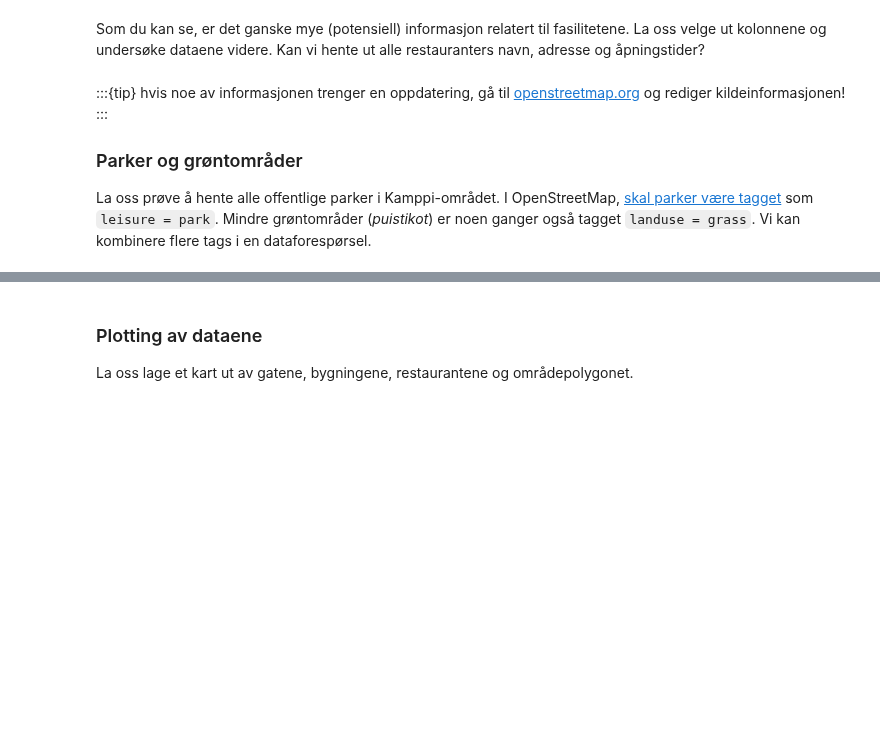
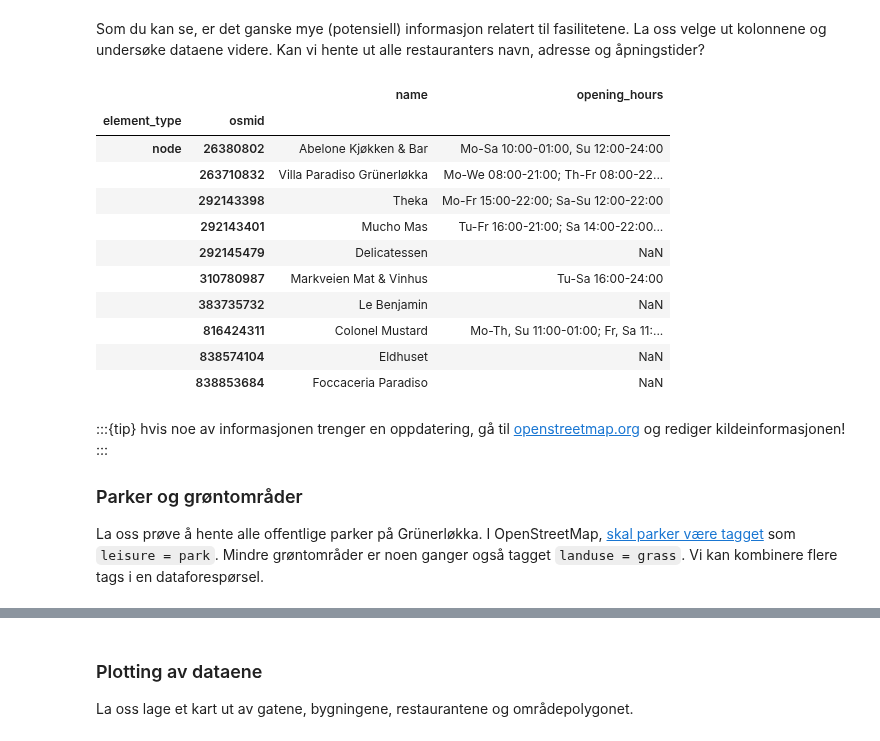
Before and after one commit to haavardaagesen/gmgi221, a Jupyter notebook: content/notebooks/12_OSM_data.ipynb, the cells around one changed output, grey strips where cells are left out. Drawn from its saved outputs; the diff is of its cells as text; code cells hidden in the pictures; blank space fills up the shorter version.

```diff
--- a/content/notebooks/12_OSM_data.ipynb
+++ b/content/notebooks/12_OSM_data.ipynb
@@ -112,7 +111,7 @@ Vi vil lese et OSM-gatenettverk ved hjelp av OSMnxs
 # %%
 import osmnx
 
-PLACE_NAME = "Kamppi, Helsinki, Finland"
+PLACE_NAME = "Grunerløkka, Oslo, Norway"
 graph = osmnx.graph_from_place(PLACE_NAME)
 # %% [markdown]
 Sjekk datatypen til grafen:
@@ -209,7 +264,7 @@ I OpenStreetMap beskrives mange POI-er ved hjelp av [`amenity`
 taggen](https://wiki.openstreetmap.org/wiki/Key:amenity).  Vi kan for eksempel,
 hente alle restaurantlokasjoner ved å spørre om `amenity=restaurant`.
 # %%
-restaurants = osmnx.geometries_from_place(
+restaurants = osmnx.features_from_place(
     PLACE_NAME,
     {
         "amenity": "restaurant"
@@ -230,17 +304,25 @@ hente ut alle restauranters navn, adresse og åpningstider?
 # %%
 # Velg noen nyttige kolonner og skriv ut
 interesting_columns = [
     "name",
-    "opening_hours",
-    "addr:city",
-    "addr:country",
-    "addr:housenumber",
-    "addr:postcode",
-    "addr:street"
+    "opening_hours"
 ]
 
 # Skriv ut kun valgte kolonner
 restaurants[interesting_columns].head(10)
+# %% [output]
+|  |  | name | opening_hours |
+| element_type | osmid |  |  |
+| node | 26380802 | Abelone Kjøkken & Bar | Mo-Sa 10:00-01:00, Su 12:00-24:00 |
+|  | 263710832 | Villa Paradiso Grünerløkka | Mo-We 08:00-21:00; Th-Fr 08:00-22... |
+|  | 292143398 | Theka | Mo-Fr 15:00-22:00; Sa-Su 12:00-22:00 |
+|  | 292143401 | Mucho Mas | Tu-Fr 16:00-21:00; Sa 14:00-22:00... |
+|  | 292145479 | Delicatessen | NaN |
+|  | 310780987 | Markveien Mat & Vinhus | Tu-Sa 16:00-24:00 |
+|  | 383735732 | Le Benjamin | NaN |
+|  | 816424311 | Colonel Mustard | Mo-Th, Su 11:00-01:00; Fr, Sa 11:... |
+|  | 838574104 | Eldhuset | NaN |
+|  | 838853684 | Foccaceria Paradiso | NaN |
 # %% [markdown]
 :::{tip}
 hvis noe av informasjonen trenger en oppdatering, gå til [openstreetmap.org](https://openstreetmap.org) og rediger kildeinformasjonen!
@@ -250,8 +332,8 @@ hvis noe av informasjonen trenger en oppdatering, gå til [openstreetmap.org](ht
 
 ### Parker og grøntområder
 
-La oss prøve å hente alle offentlige parker i Kamppi-området. I OpenStreetMap,
+La oss prøve å hente alle offentlige parker på Grünerløkka. I OpenStreetMap,
 [skal parker være tagget](https://wiki.openstreetmap.org/wiki/Map_features) som
-`leisure = park`. Mindre grøntområder (*puistikot*) er noen ganger også tagget
+`leisure = park`. Mindre grøntområder er noen ganger også tagget
 `landuse = grass`. Vi kan kombinere flere tags i en dataforespørsel.
 # %%
```
Also changed, not shown: parts of 24 cells of this notebook, 7 other files.
